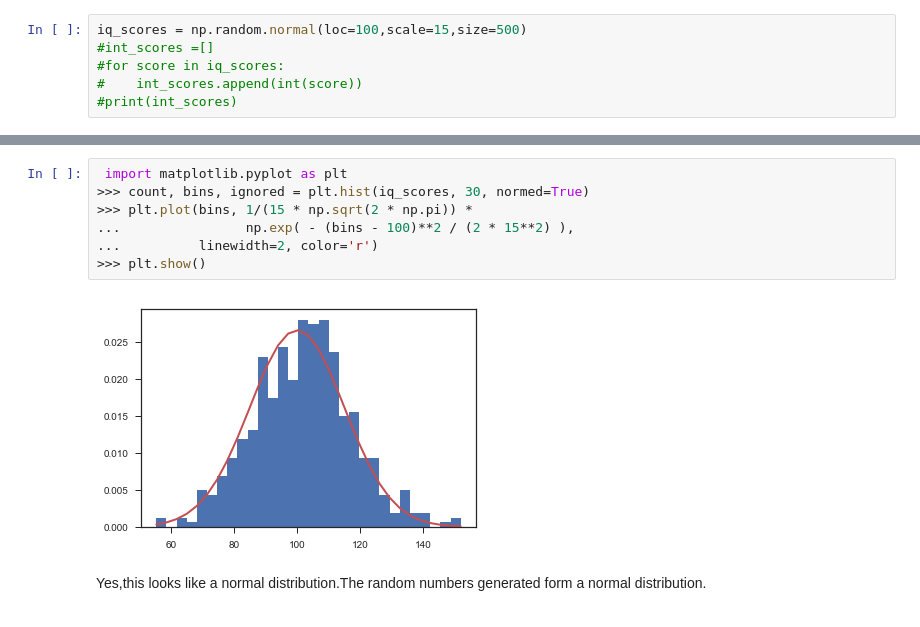
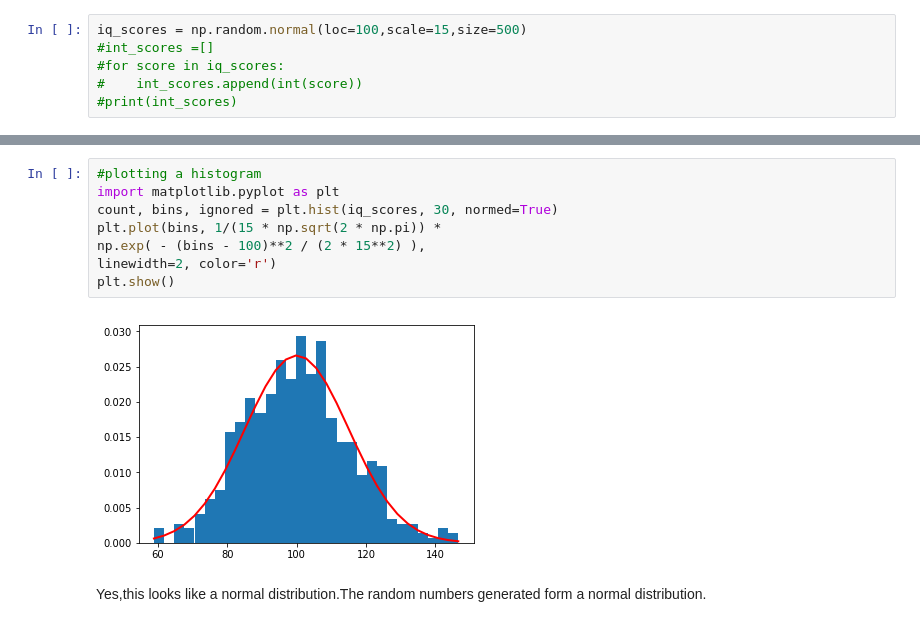
Before and after one commit to suhasinipallai/internet_migration_dq1, a Jupyter notebook: Data_Question1.ipynb, the cells around one changed output, grey strips where cells are left out. Saved outputs shown, nothing was run; the diff lists cells and outputs as text.

```diff
--- a/Data_Question1.ipynb
+++ b/Data_Question1.ipynb
@@ -794,11 +836,12 @@ np.std(iq_scores)
 # %%
- import matplotlib.pyplot as plt
->>> count, bins, ignored = plt.hist(iq_scores, 30, normed=True)
->>> plt.plot(bins, 1/(15 * np.sqrt(2 * np.pi)) *
-...                np.exp( - (bins - 100)**2 / (2 * 15**2) ),
-...          linewidth=2, color='r')
->>> plt.show()
+#plotting a histogram
+import matplotlib.pyplot as plt
+count, bins, ignored = plt.hist(iq_scores, 30, normed=True)
+plt.plot(bins, 1/(15 * np.sqrt(2 * np.pi)) *
+np.exp( - (bins - 100)**2 / (2 * 15**2) ),
+linewidth=2, color='r')
+plt.show()
 # %% [output]
-[figure, old version]
+[figure, new version]
 # %% [markdown]
 Yes,this looks like a normal distribution.The random numbers generated form a normal distribution.
```
Also changed, not shown: parts of 72 cells of this notebook, 2 other files.
